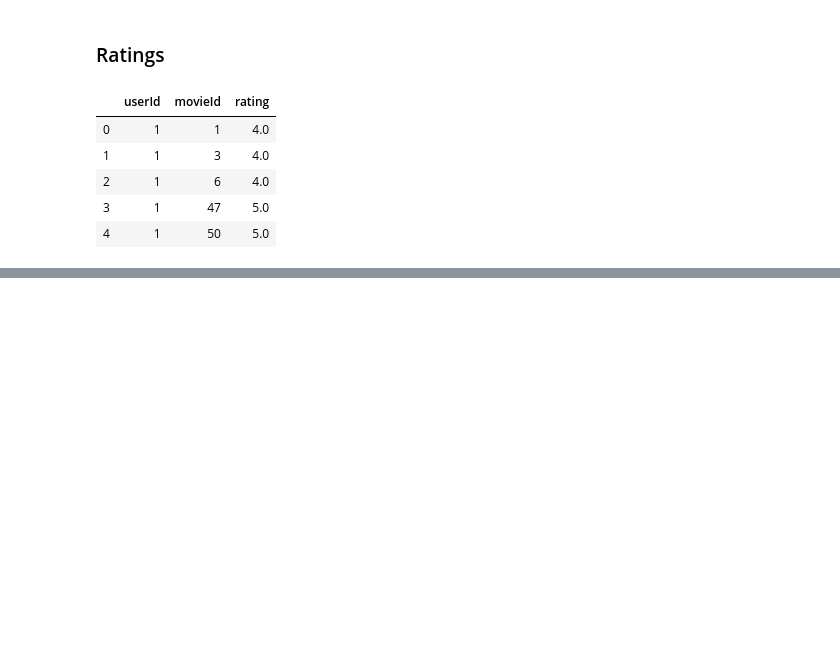
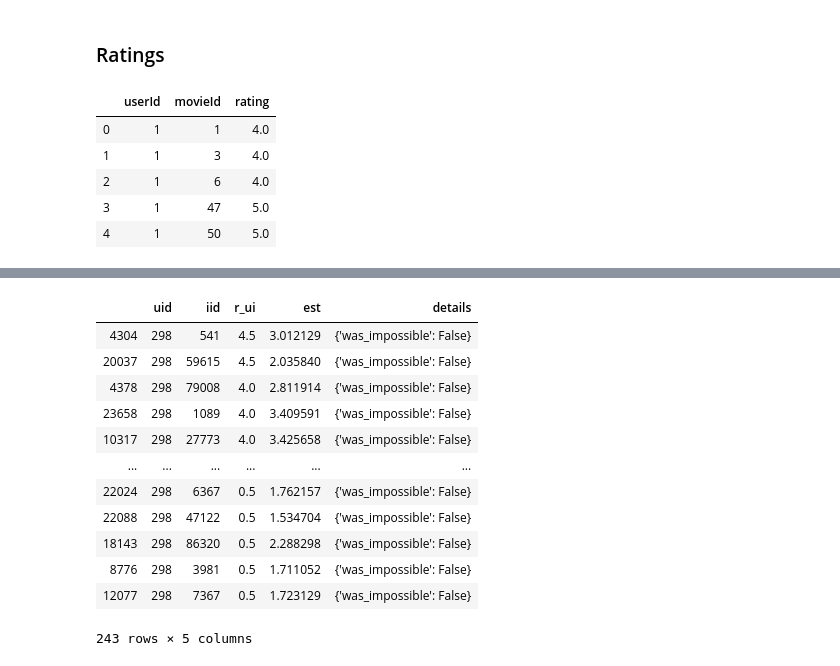
Before and after one commit to lecritch/Rate-5-Get-5-Movie-Recommendation-System, a Jupyter notebook: notebooks/exploratory/lc_explore/08_app_demo_data.ipynb, the cells around one changed output, grey strips where cells are left out. Drawn from its saved outputs; the diff is of its cells as text; code cells hidden in the pictures; blank space fills up the shorter version.

```diff
--- a/notebooks/exploratory/lc_explore/08_app_demo_data.ipynb
+++ b/notebooks/exploratory/lc_explore/08_app_demo_data.ipynb
@@ -135,0 +261,16 @@ ratings.head()
+# %%
+predictions_df[predictions_df['uid'] == 298].sort_values(by = 'r_ui', ascending = False)
+# %% [output]
+|  | uid | iid | r_ui | est | details |
+| 4304 | 298 | 541 | 4.5 | 3.012129 | {'was_impossible': False} |
+| 20037 | 298 | 59615 | 4.5 | 2.035840 | {'was_impossible': False} |
+| 4378 | 298 | 79008 | 4.0 | 2.811914 | {'was_impossible': False} |
+| 23658 | 298 | 1089 | 4.0 | 3.409591 | {'was_impossible': False} |
+| 10317 | 298 | 27773 | 4.0 | 3.425658 | {'was_impossible': False} |
+| ... | ... | ... | ... | ... | ... |
+| 22024 | 298 | 6367 | 0.5 | 1.762157 | {'was_impossible': False} |
+| 22088 | 298 | 47122 | 0.5 | 1.534704 | {'was_impossible': False} |
+| 18143 | 298 | 86320 | 0.5 | 2.288298 | {'was_impossible': False} |
+| 8776 | 298 | 3981 | 0.5 | 1.711052 | {'was_impossible': False} |
+| 12077 | 298 | 7367 | 0.5 | 1.723129 | {'was_impossible': False} |
+243 rows × 5 columns
```
Also changed, not shown: parts of 30 cells of this notebook, 6 other files.
